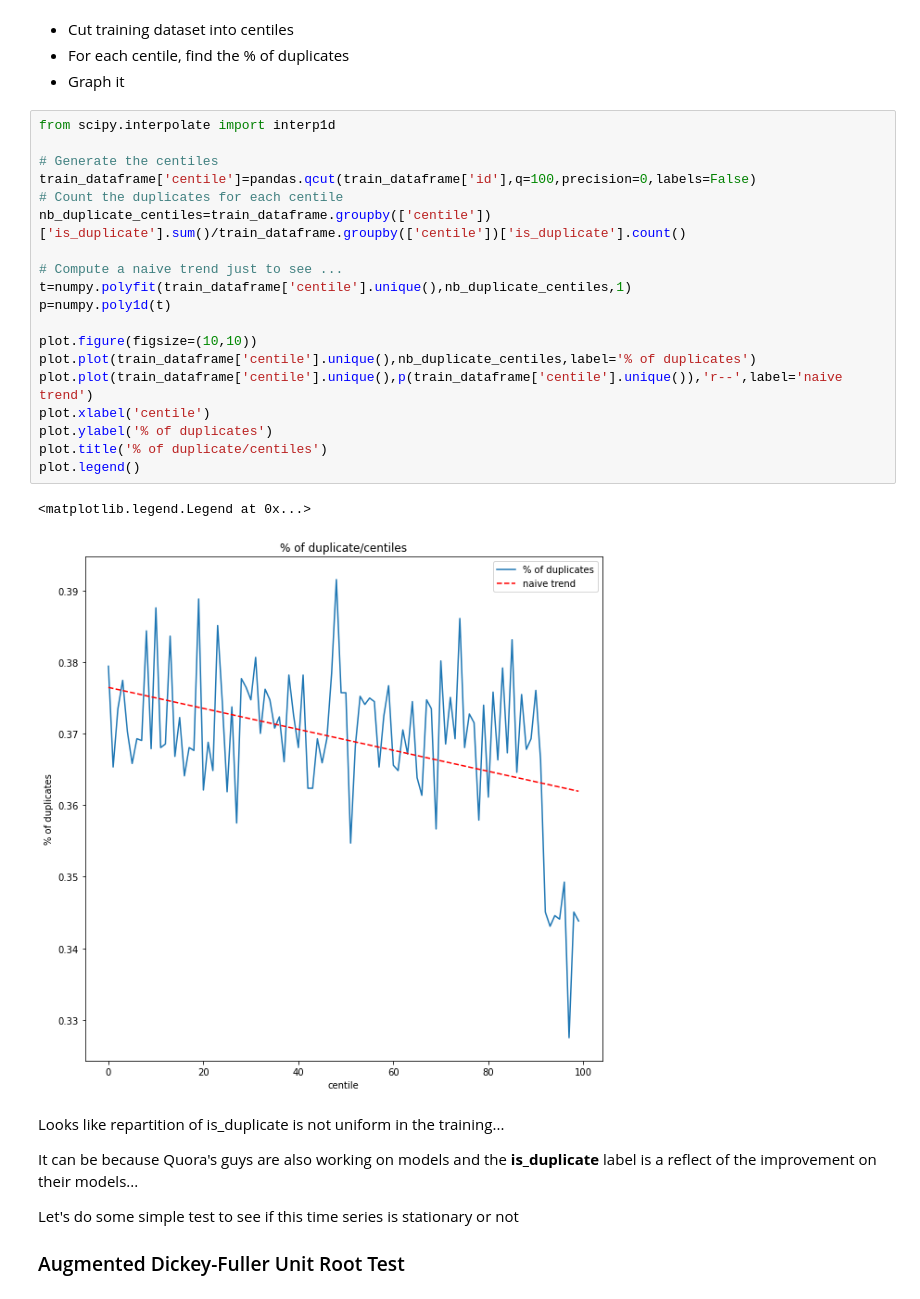
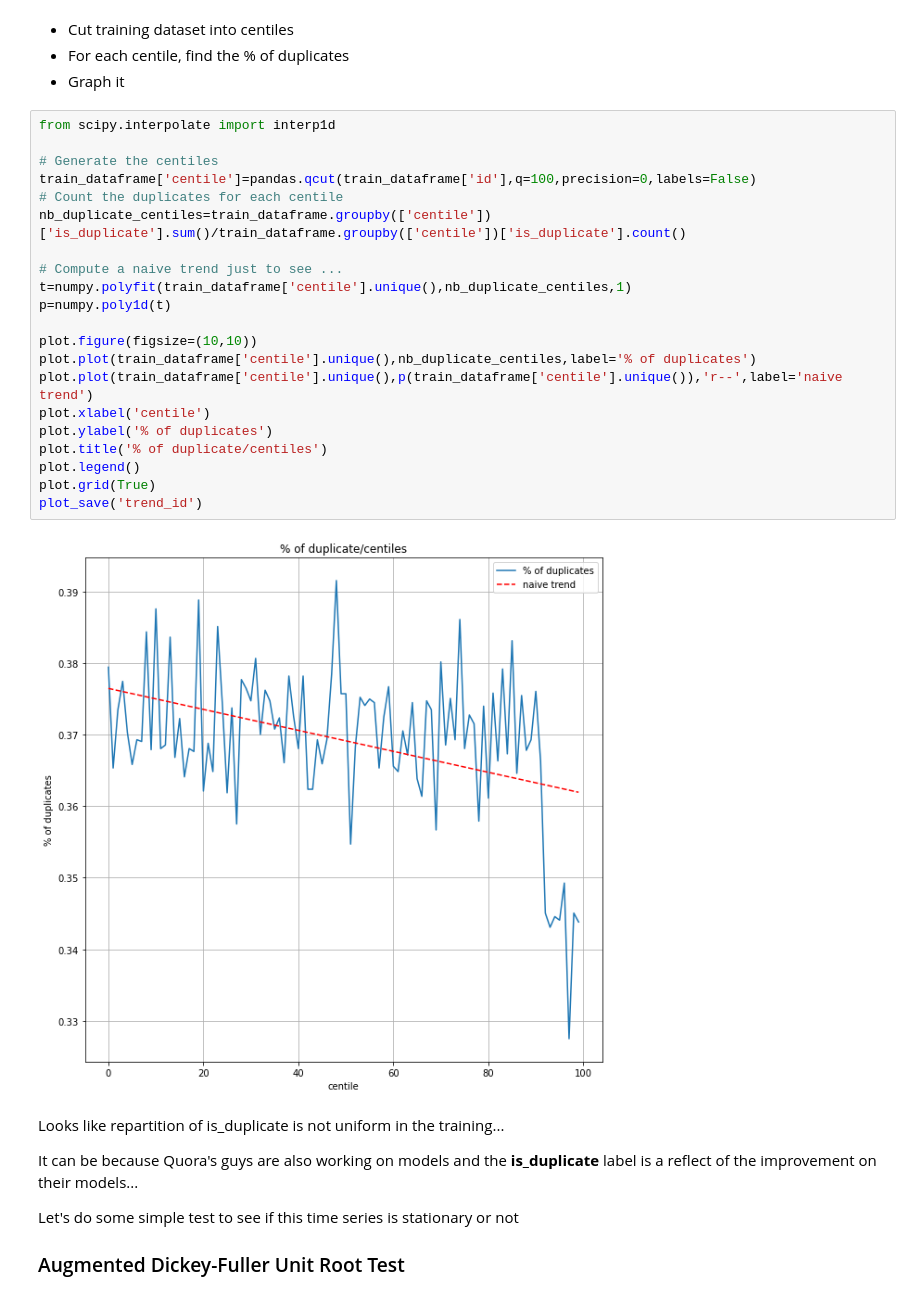
Before and after one commit to acharroux/QuoraPairs, a Jupyter notebook: BruteForce/louche.ipynb, the cells around one changed output. Drawn from its saved outputs; the diff is of its cells as text.

```diff
--- a/BruteForce/louche.ipynb
+++ b/BruteForce/louche.ipynb
@@ -29,25 +29,26 @@ Done
 # %%
 from scipy.interpolate import interp1d
 
 # Generate the centiles
 train_dataframe['centile']=pandas.qcut(train_dataframe['id'],q=100,precision=0,labels=False)
 # Count the duplicates for each centile
 nb_duplicate_centiles=train_dataframe.groupby(['centile'])['is_duplicate'].sum()/train_dataframe.groupby(['centile'])['is_duplicate'].count()
 
 # Compute a naive trend just to see ...
 t=numpy.polyfit(train_dataframe['centile'].unique(),nb_duplicate_centiles,1)
 p=numpy.poly1d(t)
 
 plot.figure(figsize=(10,10))
 plot.plot(train_dataframe['centile'].unique(),nb_duplicate_centiles,label='% of duplicates')
 plot.plot(train_dataframe['centile'].unique(),p(train_dataframe['centile'].unique()),'r--',label='naive trend')
 plot.xlabel('centile')
 plot.ylabel('% of duplicates')
 plot.title('% of duplicate/centiles')
 plot.legend()
+plot.grid(True)
+plot_save('trend_id')
 # %% [output]
-<matplotlib.legend.Legend at 0x...>
-[figure, old version]
+[figure, new version]
 # %% [markdown]
 Looks like repartition of is_duplicate is not uniform in the training...
 
```
Also changed, not shown: 2 other files.
